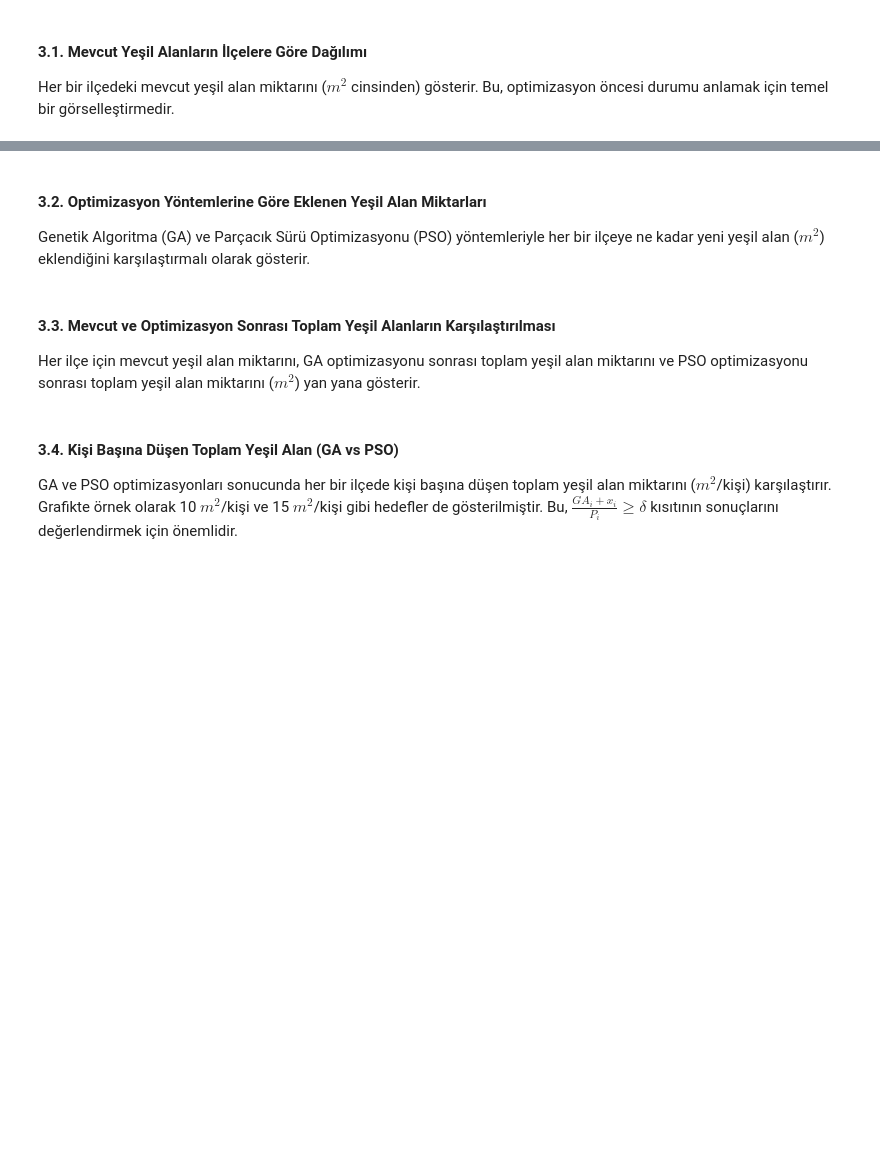
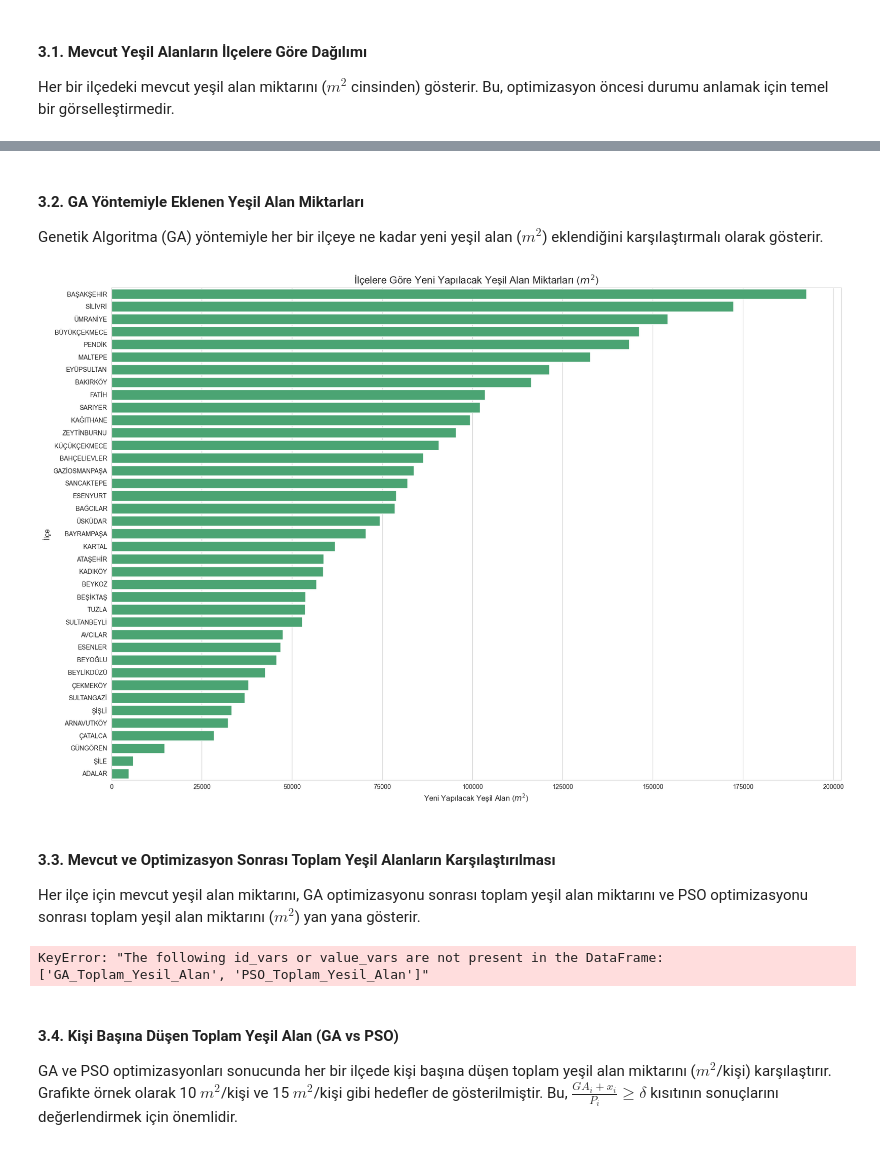
Before and after one commit to itu-itis24-doganne23/Optimization-Project, a Jupyter notebook: visualization.ipynb, the cells around one changed output, grey strips where cells are left out. Cells and saved outputs as stored; diff of their text form; code cells hidden in the pictures; blank space fills up the shorter version.

Commit message:
visualization dosyasında değişiklik

```diff
--- a/visualization.ipynb
+++ b/visualization.ipynb
@@ -75,29 +129,28 @@ if 'df' in locals():
 # %% [markdown]
-#### 3.2. Optimizasyon Yöntemlerine Göre Eklenen Yeşil Alan Miktarları
+#### 3.2. GA Yöntemiyle Eklenen Yeşil Alan Miktarları
 
-Genetik Algoritma (GA) ve Parçacık Sürü Optimizasyonu (PSO) yöntemleriyle her bir ilçeye ne kadar yeni yeşil alan ($m^2$) eklendiğini karşılaştırmalı olarak gösterir.
+Genetik Algoritma (GA) yöntemiyle her bir ilçeye ne kadar yeni yeşil alan ($m^2$) eklendiğini karşılaştırmalı olarak gösterir.
 # %%
-if 'df' in locals():
-    df_melted_yeni = df.melt(id_vars='ILCE', value_vars=['GA_Yeni_Yesil_Alan', 'PSO_Yeni_Yesil_Alan'],
-                               var_name='Optimizasyon Yöntemi', value_name='Eklenen Yeşil Alan ($m^2$)')
-    df_melted_yeni['Optimizasyon Yöntemi'] = df_melted_yeni['Optimizasyon Yöntemi'].map({
-        'GA_Yeni_Yesil_Alan': 'Genetik Algoritma (GA)',
-        'PSO_Yeni_Yesil_Alan': 'Parçacık Sürü Optimizasyonu (PSO)'
-    })
+import pandas as pd
+import seaborn as sns
+import matplotlib.pyplot as plt
 
-    # İlçeleri ortalama eklenen alana göre sıralayarak daha okunaklı bir grafik elde edelim
-    ilce_order_yeni = df.groupby('ILCE')[['GA_Yeni_Yesil_Alan', 'PSO_Yeni_Yesil_Alan']].mean().mean(axis=1).sort_values(ascending=False).index
+# CSV dosyasını oku
+df = pd.read_csv("optimum_yesil_alan_sonuclari.csv")
 
-    plt.figure(figsize=(18, 12))
-    sns.barplot(x='Eklenen Yeşil Alan ($m^2$)', y='ILCE', hue='Optimizasyon Yöntemi',
-                data=df_melted_yeni, palette={'Genetik Algoritma (GA)': 'coral', 'Parçacık Sürü Optimizasyonu (PSO)': 'skyblue'},
-                order=ilce_order_yeni)
-    plt.title('Optimizasyon Yöntemlerine Göre İlçelere Eklenen Yeşil Alan Miktarları ($m^2$)', fontsize=16)
-    plt.xlabel('Eklenen Yeşil Alan ($m^2$)', fontsize=12)
-    plt.ylabel('İlçe', fontsize=12)
-    plt.legend(title='Optimizasyon Yöntemi')
-    plt.tight_layout()
-    plt.show()
+# İlçeleri eklenen yeşil alan miktarına göre sırala (daha okunaklı grafik için)
+df_sorted = df.sort_values(by="Yeni_Yapilacak_Yesil_Alan", ascending=False)
+
+# Grafik çizimi
+plt.figure(figsize=(18, 12))
+sns.barplot(x="Yeni_Yapilacak_Yesil_Alan", y="ILCE", data=df_sorted, color="mediumseagreen")
+plt.title("İlçelere Göre Yeni Yapılacak Yeşil Alan Miktarları ($m^2$)", fontsize=16)
+plt.xlabel("Yeni Yapılacak Yeşil Alan ($m^2$)", fontsize=12)
+plt.ylabel("İlçe", fontsize=12)
+plt.tight_layout()
+plt.show()
+# %% [output]
+[figure, added]
 # %% [markdown]
 #### 3.3. Mevcut ve Optimizasyon Sonrası Toplam Yeşil Alanların Karşılaştırılması
 
@@ -127,6 +180,8 @@ if 'df' in locals():
     plt.legend(title='Yeşil Alan Durumu')
     plt.tight_layout()
     plt.show()
+# %% [output]
+KeyError: "The following id_vars or value_vars are not present in the DataFrame: ['GA_Toplam_Yesil_Alan', 'PSO_Toplam_Yesil_Alan']"
 # %% [markdown]
 #### 3.4. Kişi Başına Düşen Toplam Yeşil Alan (GA vs PSO)
 
```
Also changed, not shown: parts of 3 cells of this notebook, 3 other files.
